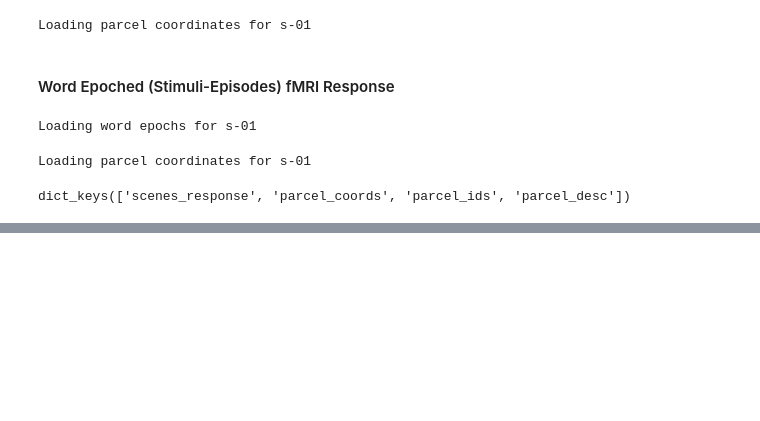
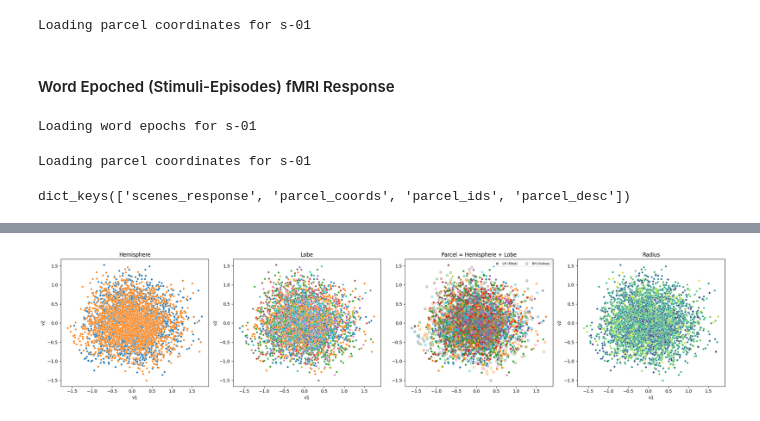
Before and after one commit to petron-olateju/TRACE_Algonauts, a Jupyter notebook: notebook.ipynb, the cells around one changed output, grey strips where cells are left out. Drawn from its saved outputs; the diff is of its cells as text; code cells hidden in the pictures; blank space fills up the shorter version.

Commit message:
Algonauts Subject-1 tSNE, UMAP and PCA

```diff
--- a/notebook.ipynb
+++ b/notebook.ipynb
@@ -183,0 +253,10 @@ for stimuli_name in subject_dataset['scenes_response'].keys():
+# %%
+X, y = preprocessing.parcel_samples(
+    subject=subject.value,
+    split=split.value,
+    trials=trials.value,
+    time_collapse=time_collapse.value,
+    pad_width=pad_width.value,
+    n_windows=n_windows.value,
+    n_subsamples=n_subsamples.value,
+    n_episodes=n_episodes.value)
@@ -183,0 +286,3 @@ for stimuli_name in subject_dataset['scenes_response'].keys():
+# %%
+scaling = widgets.Text(value='', placeholder='None', description='Scaling:')
+display(scaling)
@@ -183,0 +291,4 @@ for stimuli_name in subject_dataset['scenes_response'].keys():
+# %%
+experiment.update_param(
+    Parameter(scaling.value, 'scaling', 'Preprocessing_Parameters')
+)
@@ -183,0 +360,61 @@ for stimuli_name in subject_dataset['scenes_response'].keys():
+# %%
+s_size=20
+
+lobes = data['region'].unique()
+lobe_palette = dict(zip(lobes, sns.color_palette('tab10', len(lobes))))
+
+fig, axes = plt.subplots(1, 4, figsize=(22, 5))
+
+# Plot 1 - Hemisphere
+sns.scatterplot(ax=axes[0], x='v1', y='v2', data=data,
+                hue='hemisphere', palette='tab10', legend=False, s=s_size)
+axes[0].set_title("Hemisphere")
+
+# Plot 2 - Lobe
+sns.scatterplot(ax=axes[1], x='v1', y='v2', data=data,
+                hue='region', palette=lobe_palette, legend=False, s=s_size)
+axes[1].set_title("Lobe")
+
+# Plot 3 - Parcel (lobe color, filled=LH, hollow=RH)
+ax = axes[2]
+for lobe in lobes:
+    color = lobe_palette[lobe]
+    lobe_data = data[data['region'] == lobe]
+
+    lh = lobe_data[lobe_data['hemisphere'] == 'LH']
+    rh = lobe_data[lobe_data['hemisphere'] == 'RH']
+
+    # Left hemisphere — filled markers
+    if len(lh):
+        ax.scatter(lh['v1'], lh['v2'], c=[color], s=s_size,
+                   marker='o', linewidths=0)
+    # Right hemisphere — hollow markers
+    if len(rh):
+        ax.scatter(rh['v1'], rh['v2'], facecolors='none', edgecolors=[color],
+                   s=s_size, marker='o', linewidths=0.8)
+
+# Legend: lobe colors
+lobe_handles = [mpatches.Patch(color=lobe_palette[l], label=l) for l in lobes]
+# Legend: hemisphere markers
+lh_handle = plt.Line2D([0], [0], marker='o', color='gray', linestyle='None',
+                        markersize=5, label='LH (filled)')
+rh_handle = plt.Line2D([0], [0], marker='o', color='gray', linestyle='None',
+                        markersize=5, markerfacecolor='none', label='RH (hollow)')
+# ax.legend(handles=lobe_handles + [lh_handle, rh_handle],
+#           fontsize=7, ncol=2, loc='best', framealpha=0.5)
+ax.legend(handles=[lh_handle, rh_handle],
+          fontsize=7, ncol=2, loc='best', framealpha=0.5)
+axes[2].set_title("Parcel = Hemisphere + Lobe")
+
+# Plot 4 - Radius
+sns.scatterplot(ax=axes[3], x='v1', y='v2', data=data,
+                hue='radius', palette='viridis', legend=False, s=s_size)
+axes[3].set_title("Radius")
+
+plt.tight_layout()
+plt.savefig("pca.png")
+plt.show()
+
+experiment.update_files("pca.png")
+# %% [output]
+[figure, added]
```
Also changed, not shown: parts of 21 cells of this notebook, 43 other files.
